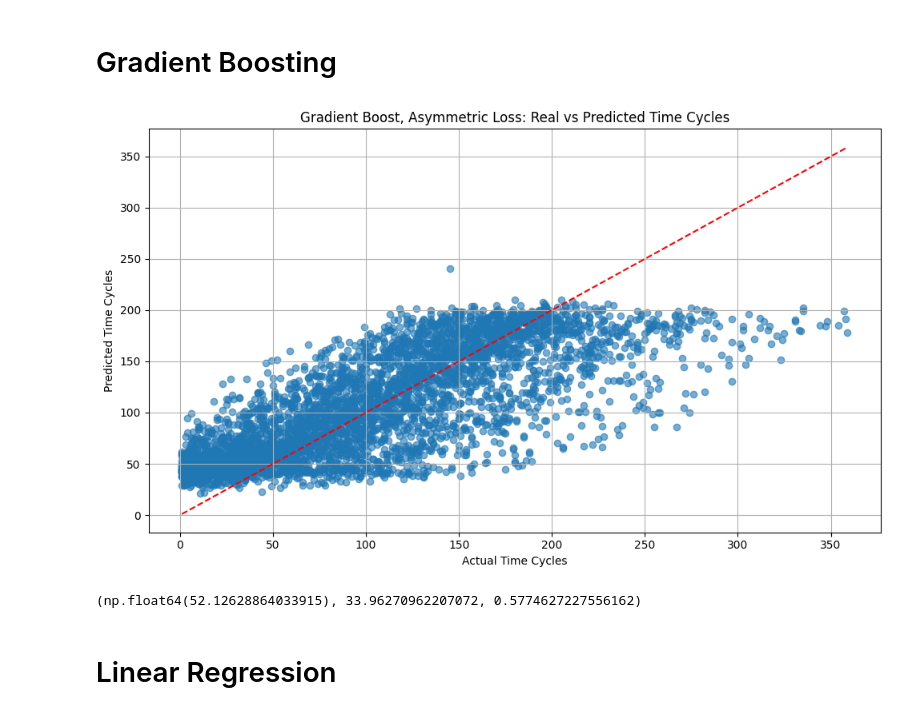
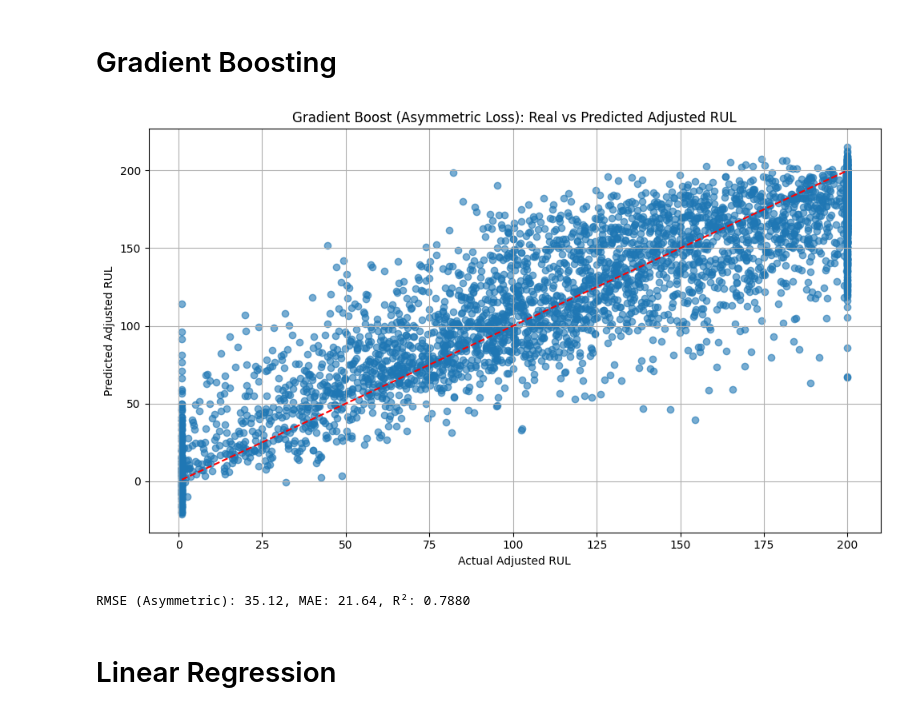
Before and after one commit to Serendipity-PdM/analysis, a Jupyter notebook: shift-data.ipynb, the cells around one changed output. Drawn from its saved outputs; the diff is of its cells as text; code cells hidden in the pictures.

```diff
--- a/shift-data.ipynb
+++ b/shift-data.ipynb
@@ -262,36 +299,59 @@ rmse, mae, r2
 # %% [markdown]
 # Gradient Boosting
 # %%
+import pandas as pd
+import numpy as np
+from sklearn.model_selection import train_test_split
+from sklearn.preprocessing import StandardScaler
 from sklearn.ensemble import GradientBoostingRegressor
+from sklearn.metrics import mean_absolute_error, mean_squared_error, r2_score
+import matplotlib.pyplot as plt
 
+# --- Load data ---
+df = pd.read_csv("datasets/shift-data/train_FD001_with_humans.csv")
 
+# --- Features and Target ---
+X = df.drop(columns=["unit_number", "time_cycles", "adjusted_rul"])
+y = df["adjusted_rul"]
+
+# --- Encode categorical features ---
+X = pd.get_dummies(X, columns=["shift_type", "experience_level", "gender"], drop_first=True)
+
+# --- Scale features ---
+scaler = StandardScaler()
+X_scaled = scaler.fit_transform(X)
+
+# --- Train/Test Split ---
+X_train, X_val, y_train, y_val = train_test_split(X_scaled, y, test_size=0.2, random_state=42)
+
+# --- Gradient Boosting Regressor ---
 gbr_model = GradientBoostingRegressor(n_estimators=300, learning_rate=0.05, random_state=42)
 gbr_model.fit(X_train, y_train)
 
-
+# --- Predict ---
 y_pred_gbr = gbr_model.predict(X_val)
 
-
+# --- Asymmetric Error Evaluation (heavier penalty for overprediction) ---
 errors = y_pred_gbr - y_val
 asymmetric_errors = np.where(errors > 0, 2 * (errors ** 2), errors ** 2)
 rmse = np.sqrt(np.mean(asymmetric_errors))
 mae = mean_absolute_error(y_val, y_pred_gbr)
 r2 = r2_score(y_val, y_pred_gbr)
 
-
+# --- Plot ---
 plt.figure(figsize=(10, 6))
 plt.scatter(y_val, y_pred_gbr, alpha=0.6)
 plt.plot([y_val.min(), y_val.max()], [y_val.min(), y_val.max()], 'r--')
-plt.xlabel("Actual Time Cycles")
-plt.ylabel("Predicted Time Cycles")
-plt.title("Gradient Boost, Asymmetric Loss: Real vs Predicted Time Cycles")
+plt.xlabel("Actual Adjusted RUL")
+plt.ylabel("Predicted Adjusted RUL")
+plt.title("Gradient Boost (Asymmetric Loss): Real vs Predicted Adjusted RUL")
 plt.grid(True)
 plt.tight_layout()
 plt.show()
 
-rmse, mae, r2
+print(f"RMSE (Asymmetric): {rmse:.2f}, MAE: {mae:.2f}, R²: {r2:.4f}")
 # %% [output]
-[figure, old version]
+[figure, new version]
-(np.float64(52.12628864033915), 33.96270962207072, 0.5774627227556162)
+RMSE (Asymmetric): 35.12, MAE: 21.64, R²: 0.7880
 # %% [markdown]
 # Linear Regression
```
Also changed, not shown: parts of 8 cells of this notebook.
